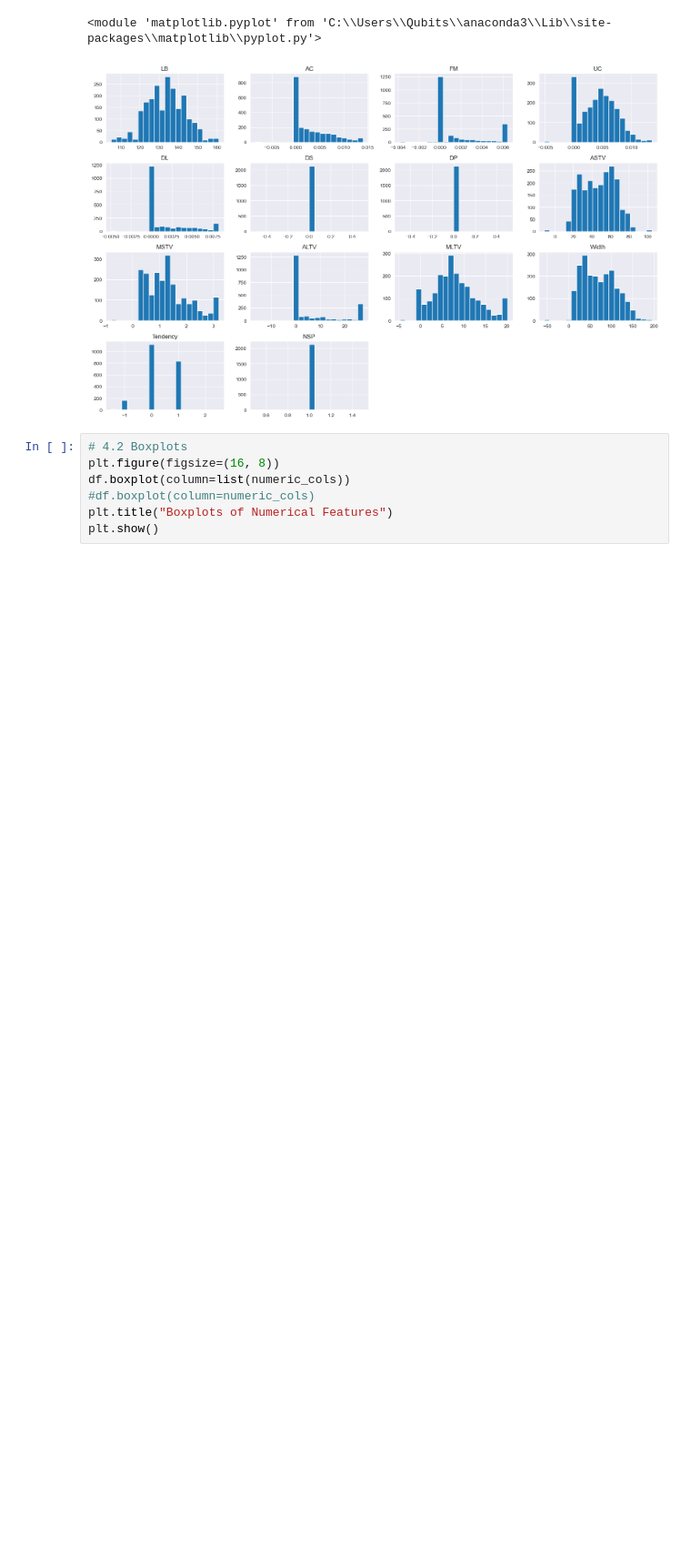
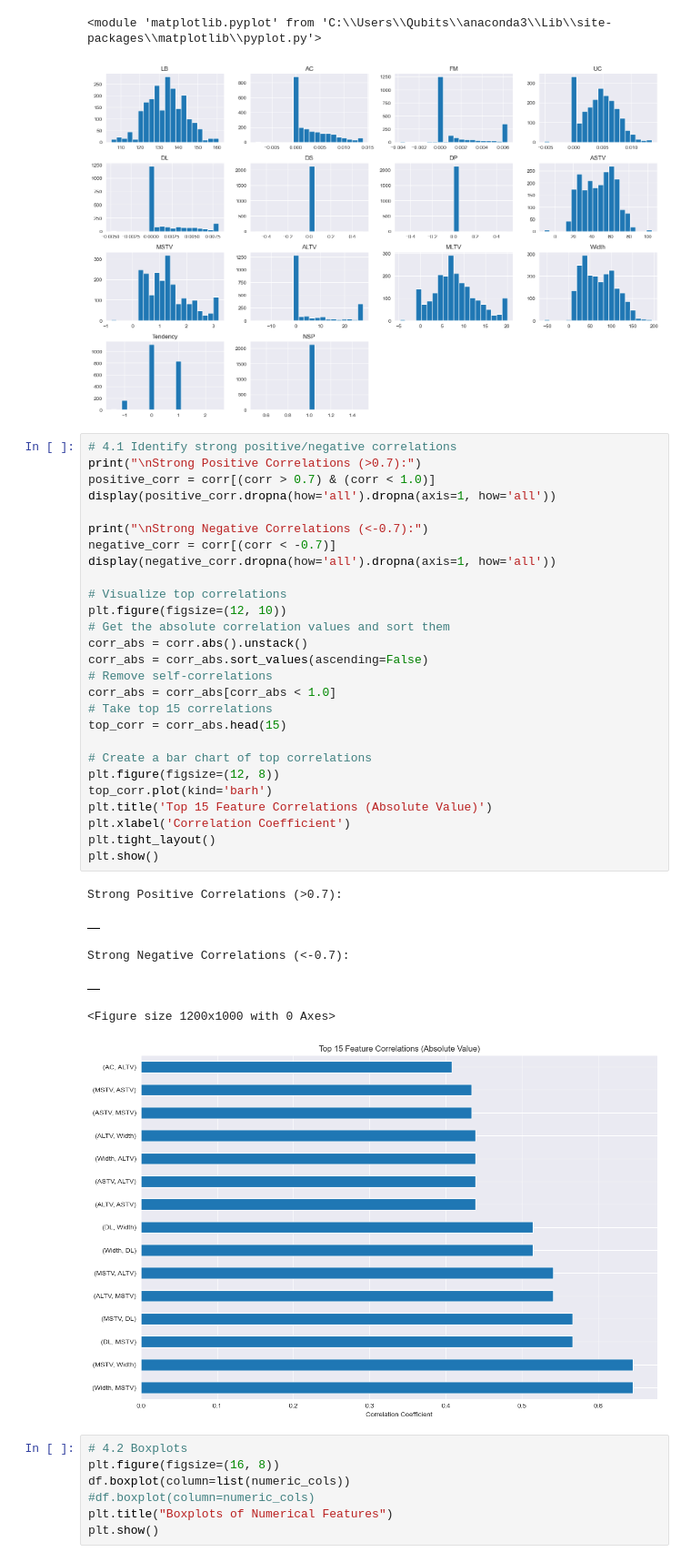
Before and after one commit to VamsiKavety/DS_Assignments, a Jupyter notebook: A5_EDA1.ipynb, the cells around one changed output. Shown at 91% size. Drawn from its saved outputs; the diff is of its cells as text; blank space fills up the shorter version.

```diff
--- a/A5_EDA1.ipynb
+++ b/A5_EDA1.ipynb
@@ -159,6 +159,40 @@ plt
 # %% [output]
 <module 'matplotlib.pyplot' from 'C:\\Users\\Qubits\\anaconda3\\Lib\\site-packages\\matplotlib\\pyplot.py'>
 [figure]
+# %%
+# 4.1 Identify strong positive/negative correlations
+print("\nStrong Positive Correlations (>0.7):")
+positive_corr = corr[(corr > 0.7) & (corr < 1.0)]
+display(positive_corr.dropna(how='all').dropna(axis=1, how='all'))
+
+print("\nStrong Negative Correlations (<-0.7):")
+negative_corr = corr[(corr < -0.7)]
+display(negative_corr.dropna(how='all').dropna(axis=1, how='all'))
+
+# Visualize top correlations
+plt.figure(figsize=(12, 10))
+# Get the absolute correlation values and sort them
+corr_abs = corr.abs().unstack()
+corr_abs = corr_abs.sort_values(ascending=False)
+# Remove self-correlations
+corr_abs = corr_abs[corr_abs < 1.0]
+# Take top 15 correlations
+top_corr = corr_abs.head(15)
+
+# Create a bar chart of top correlations
+plt.figure(figsize=(12, 8))
+top_corr.plot(kind='barh')
+plt.title('Top 15 Feature Correlations (Absolute Value)')
+plt.xlabel('Correlation Coefficient')
+plt.tight_layout()
+plt.show()
+# %% [output]
+Strong Positive Correlations (>0.7):
+|  |
+Strong Negative Correlations (<-0.7):
+|  |
+<Figure size 1200x1000 with 0 Axes>
+[figure, added]
 # %%
 # 4.2 Boxplots
 plt.figure(figsize=(16, 8))
```
Also changed, not shown: parts of 3 cells of this notebook.
